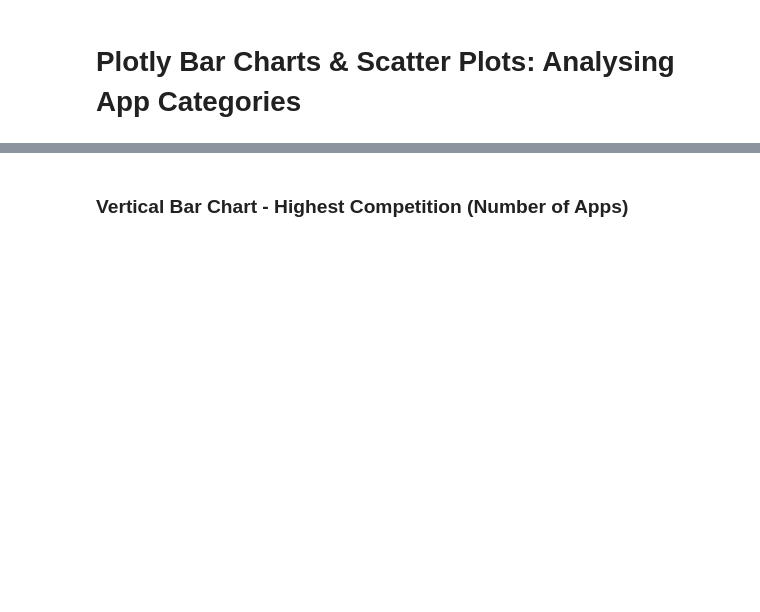
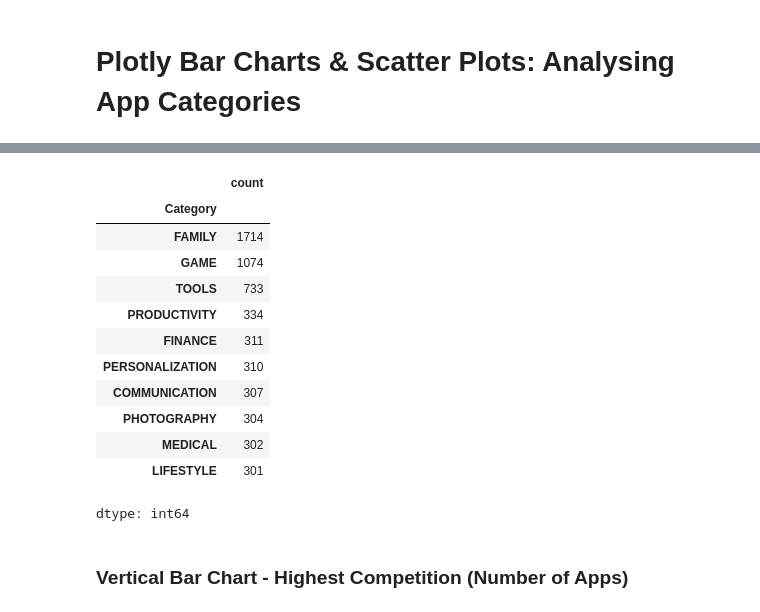
Before and after one commit to SiracencoSerghei/Bootcamp_Python, a Jupyter notebook: day_76/Google Play Store App Analytics .ipynb, the cells around one changed output, grey strips where cells are left out. Drawn from its saved outputs; the diff is of its cells as text; code cells hidden in the pictures; blank space fills up the shorter version.

```diff
--- a/day_76/Google Play Store App Analytics .ipynb
+++ b/day_76/Google Play Store App Analytics .ipynb
@@ -415,2 +433,20 @@ df_apps_clean.sort_values('Revenue_Estimate', ascending=False)[:10]
+# %%
+# top10_category = df_apps_clean.Category.value_counts()[:10]
+top10_category = df_apps_clean['Category'].value_counts().head(10)
+top10_category
+# %% [output]
+|  | count |
+| Category |  |
+| FAMILY | 1714 |
+| GAME | 1074 |
+| TOOLS | 733 |
+| PRODUCTIVITY | 334 |
+| FINANCE | 311 |
+| PERSONALIZATION | 310 |
+| COMMUNICATION | 307 |
+| PHOTOGRAPHY | 304 |
+| MEDICAL | 302 |
+| LIFESTYLE | 301 |
+dtype: int64
 # %% [markdown]
 ### Vertical Bar Chart - Highest Competition (Number of Apps)
```
Also changed, not shown: parts of 25 cells of this notebook.
